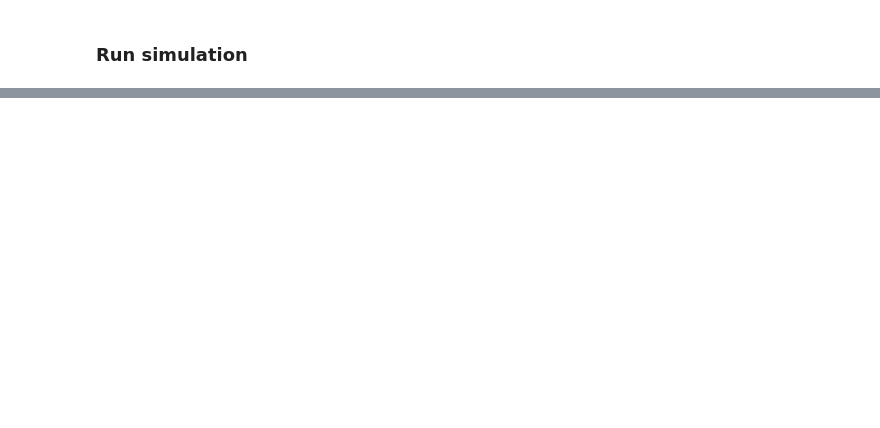
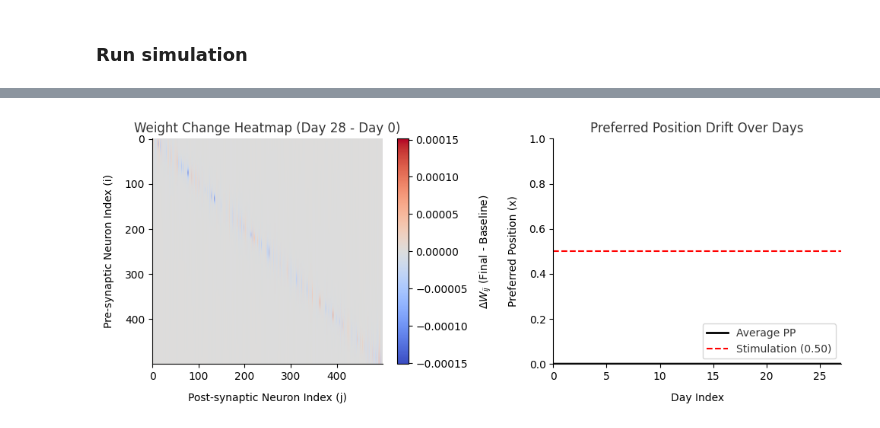
Before and after one commit to sctclif/place_cell_representational_drift, a Jupyter notebook: excitation_setup.ipynb, the cells around one changed output, grey strips where cells are left out. Saved outputs shown, nothing was run; the diff lists cells and outputs as text; code cells hidden in the pictures; blank space fills up the shorter version.

```diff
--- a/excitation_setup.ipynb
+++ b/excitation_setup.ipynb
@@ -443,0 +452,72 @@ plt.show()
+# %%
+import numpy as np
+import matplotlib.pyplot as plt
+
+# --- 1. Parameters & Data Structures (Ensure these are defined in your environment) ---
+# N = 500
+# L = 1.0
+# x_stim = 0.5
+# n_days = 28
+# W_baseline # Initial weights (N x N)
+# W_per_day # Weights stored per day (N x N x n_days)
+# PPs # List of preferred positions [PPs_day0, PPs_day1, ..., PPs_day_n-1]
+
+# --- 2. Calculate the Difference Matrix (Final Weights - Initial Weights) ---
+
+# Get the final weight matrix
+W_final = W_per_day[:, :, -1]
+
+# Calculate the difference: What was gained/lost from Day 0 to the last day
+W_diff = W_final - W_baseline
+
+# --- 3. Visualization: Weight Change Heatmap ---
+plt.figure(figsize=(10, 4))
+
+plt.subplot(1, 2, 1)
+im = plt.imshow(W_diff, aspect='auto', cmap='coolwarm',
+                vmin=-np.max(np.abs(W_diff)), vmax=np.max(np.abs(W_diff)))
+plt.colorbar(im, label=r'$\Delta W_{ij}$ (Final - Baseline)')
+plt.title(f'Weight Change Heatmap (Day {n_days} - Day 0)')
+plt.xlabel('Post-synaptic Neuron Index (j)')
+plt.ylabel('Pre-synaptic Neuron Index (i)')
+
+# --- 4. Visualization: Preferred Position (PP) Drift Trace ---
+
+# Stack the list of PPs into a single N x n_days matrix
+pp_matrix = np.stack(PPs, axis=1)
+
+# Calculate the absolute difference from the stimulation point x_stim
+# This helps quantify the "drift" towards or away from x_stim
+# NOTE: The distance calculation should wrap around the track (L=1.0)
+def wrapped_distance(p1, p2, L):
+    dist = np.abs(p1 - p2)
+    return np.minimum(dist, L - dist)
+
+# Calculate the mean absolute drift of all neurons from x_stim over days
+mean_pp_dist_from_stim = np.mean(wrapped_distance(pp_matrix, x_stim, L), axis=0)
+days = np.arange(n_days)
+
+plt.subplot(1, 2, 2)
+# Plot the individual PP traces (shows the drift trajectory of ~50 random neurons)
+n_traces_to_show = min(50, N)
+random_indices = np.random.choice(N, size=n_traces_to_show, replace=False)
+
+for i in random_indices:
+    plt.plot(days, pp_matrix[i, :], alpha=0.3, color='gray')
+
+# Plot the average preferred position
+plt.plot(days, np.mean(pp_matrix, axis=0), color='k', linewidth=2, label='Average PP')
+
+# Draw the stimulation location
+plt.axhline(x_stim, color='red', linestyle='--', label=f'Stimulation ({x_stim:.2f})')
+
+plt.ylim(0, L) # Ensure y-axis covers the track length
+plt.xlabel('Day Index')
+plt.ylabel('Preferred Position (x)')
+plt.title('Preferred Position Drift Over Days')
+plt.legend(loc='lower right')
+
+plt.tight_layout()
+plt.show()
+# %% [output]
+[figure, added]
```
Also changed, not shown: parts of 6 cells of this notebook, 1 other file.
